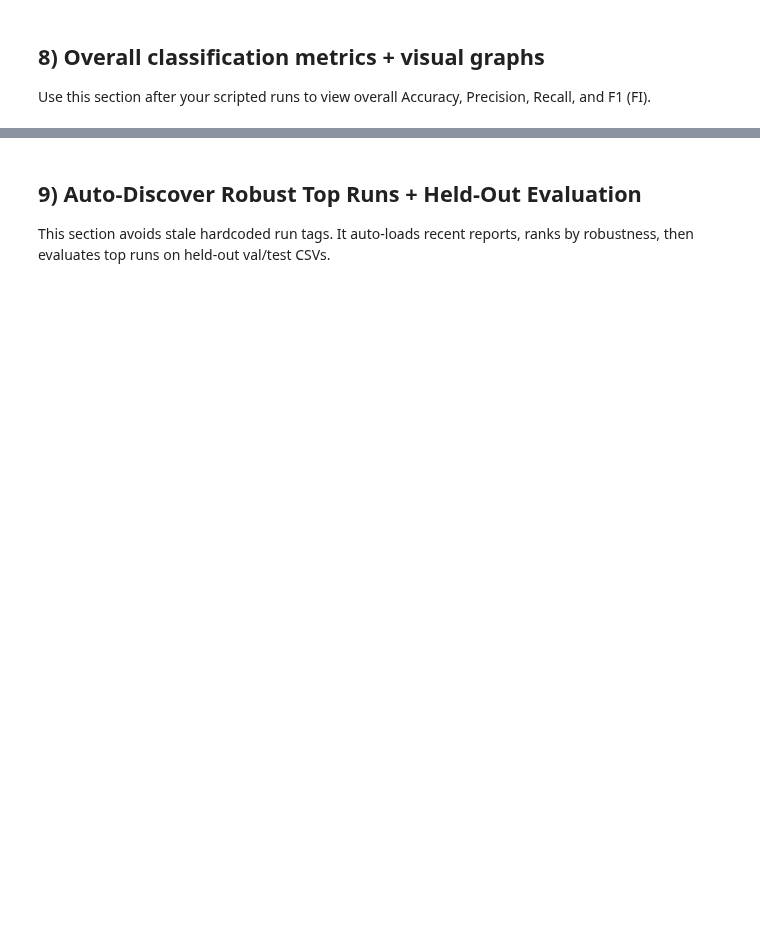
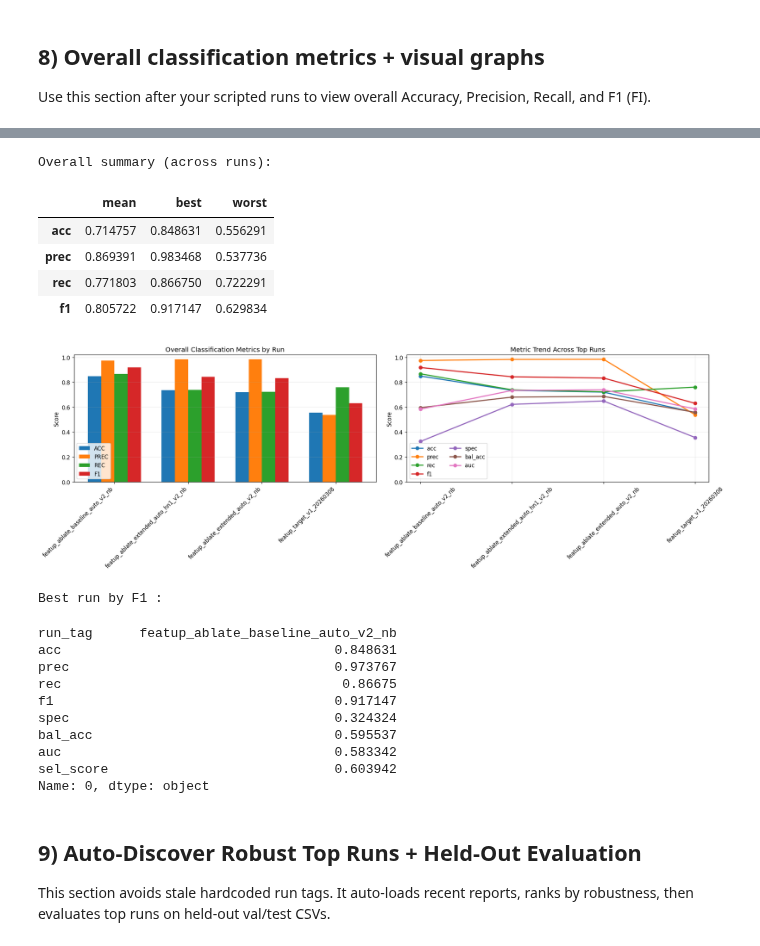
Before and after one commit to UmeshaSamarakoon/FYP, a Jupyter notebook: CausalX-Project/backend/notebooks/CFN_accuracy_colab_notes.ipynb, the cells around one changed output, grey strips where cells are left out. Saved outputs shown, nothing was run; the diff lists cells and outputs as text; code cells hidden in the pictures; blank space fills up the shorter version.

```diff
--- a/CausalX-Project/backend/notebooks/CFN_accuracy_colab_notes.ipynb
+++ b/CausalX-Project/backend/notebooks/CFN_accuracy_colab_notes.ipynb
@@ -842,7 +1172,7 @@ if 'BACKEND_ROOT' not in globals() or not (Path(BACKEND_ROOT) / 'src').exists():
     _candidates = [
         Path.cwd(),
         Path.cwd().parent,
-        Path.cwd().resolve() / 'backend',
+        Path('/Users/venturit/Documents/GitHub/FYP/CausalX-Project/backend'),
         Path('/content/CausalX-Project/backend'),
     ]
     BACKEND_ROOT = next((c for c in _candidates if (c / 'src').exists()), None)
@@ -877,28 +1215,7 @@ run_cmd([ARCHIVE_SCRIPT, SNAPSHOT_PRE_TAG])
 
 **Readout to check:** split sizes and label/domain distributions are as expected.
 # %%
-from pathlib import Path
-import sys
-import os
-
-# Resolve BACKEND_ROOT if setup cells were skipped.
-if 'BACKEND_ROOT' not in globals() or BACKEND_ROOT is None or not Path(BACKEND_ROOT).exists():
-    _candidates = [
-        Path.cwd(),
-        Path.cwd().parent,
-        Path.cwd().resolve() / 'backend',
-        Path('/content/CausalX-Project/backend'),
-    ]
-    BACKEND_ROOT = next((c for c in _candidates if (c / 'src').exists()), None)
-
-if BACKEND_ROOT is None:
-    raise RuntimeError('Cannot find backend root with src/ directory.')
-
-BACKEND_ROOT = Path(BACKEND_ROOT).resolve()
-if str(BACKEND_ROOT) not in sys.path:
-    sys.path.insert(0, str(BACKEND_ROOT))
-
-# 7.2 (Optional) Regenerate feature CSV, then rebuild FakeAVCeleb fulltrain/holdout splits.
+# 7.2 (Optional) Regenerate feature CSV, then rebuild mixed train/val/test splits
 # Keep this OFF on Mac hosts where MediaPipe FaceMesh may fail to initialize (NSGL issue).
 REBUILD_FEATURES = False
 
@@ -923,14 +1240,6 @@ if REBUILD_FEATURES:
 env = os.environ.copy()
 env.setdefault('PYTHONPATH', '.')
 run_cmd([
-    '.venv/bin/python', 'scripts/build_fakeav_holdout_balanced_splits.py',
+    '.venv/bin/python', 'scripts/build_mixed_splits.py',
     '--processed-csv', 'data/processed/causal_multimodal_dataset.csv',
-    '--seed', '42',
-    '--val-size', '0.15',
-    '--test-size', '0.15',
-    '--holdout-fake-strategy', 'scenario_balanced',
-    '--out-train-csv', 'data/processed/causal_multimodal_dataset_fakeav_fulltrain_train.csv',
-    '--out-val-csv', 'data/processed/causal_multimodal_dataset_fakeav_fulltrain_val.csv',
-    '--out-test-csv', 'data/processed/causal_multimodal_dataset_fakeav_fulltrain_test.csv',
-    '--out-meta-json', 'data/processed/causal_multimodal_dataset_fakeav_fulltrain_meta.json',
 ], env=env)
@@ -947,7 +1272,7 @@ if 'BACKEND_ROOT' not in globals() or not Path(BACKEND_ROOT).exists() or not (Pa
     _candidates = [
         Path.cwd(),
         Path.cwd().parent,
-        Path.cwd().resolve() / 'backend',
+        Path('/Users/venturit/Documents/GitHub/FYP/CausalX-Project/backend'),
         Path('/content/CausalX-Project/backend'),
     ]
     BACKEND_ROOT = next((c for c in _candidates if (c / 'src').exists()), None)
@@ -1028,7 +1411,7 @@ if 'BACKEND_ROOT' not in globals() or not Path(BACKEND_ROOT).exists() or not (Pa
     _candidates = [
         Path.cwd(),
         Path.cwd().parent,
-        Path.cwd().resolve() / 'backend',
+        Path('/Users/venturit/Documents/GitHub/FYP/CausalX-Project/backend'),
         Path('/content/CausalX-Project/backend'),
     ]
     BACKEND_ROOT = next((c for c in _candidates if (c / 'src').exists()), None)
@@ -1098,7 +1488,7 @@ if 'BACKEND_ROOT' not in globals() or not Path(BACKEND_ROOT).exists() or not (Pa
     _candidates = [
         Path.cwd(),
         Path.cwd().parent,
-        Path.cwd().resolve() / 'backend',
+        Path('/Users/venturit/Documents/GitHub/FYP/CausalX-Project/backend'),
         Path('/content/CausalX-Project/backend'),
     ]
     BACKEND_ROOT = next((c for c in _candidates if (c / 'src').exists()), None)
@@ -1198,3 +1588,4 @@ best_idx = metrics_df['f1'].idxmax()
 best_row = metrics_df.loc[best_idx]
 print('Best run by F1 :')
 display(best_row[['run_tag', 'acc', 'prec', 'rec', 'f1'] + [c for c in ['spec', 'bal_acc', 'auc', 'sel_score'] if c in metrics_df.columns]])
+# %% [output]
@@ -1201,3 +1597,21 @@ display(best_row[['run_tag', 'acc', 'prec', 'rec', 'f1'] + [c for c in ['spec',
+Overall summary (across runs):
+|  | mean | best | worst |
+| acc | 0.714757 | 0.848631 | 0.556291 |
+| prec | 0.869391 | 0.983468 | 0.537736 |
+| rec | 0.771803 | 0.866750 | 0.722291 |
+| f1 | 0.805722 | 0.917147 | 0.629834 |
+[figure, added]
+Best run by F1 :
+run_tag      featup_ablate_baseline_auto_v2_nb
+acc                                   0.848631
+prec                                  0.973767
+rec                                    0.86675
+f1                                    0.917147
+spec                                  0.324324
+bal_acc                               0.595537
+auc                                   0.583342
+sel_score                             0.603942
+Name: 0, dtype: object
 # %% [markdown]
 ## 9) Auto-Discover Robust Top Runs + Held-Out Evaluation
 
```
Also changed, not shown: parts of 90 cells of this notebook, 13 other files.
